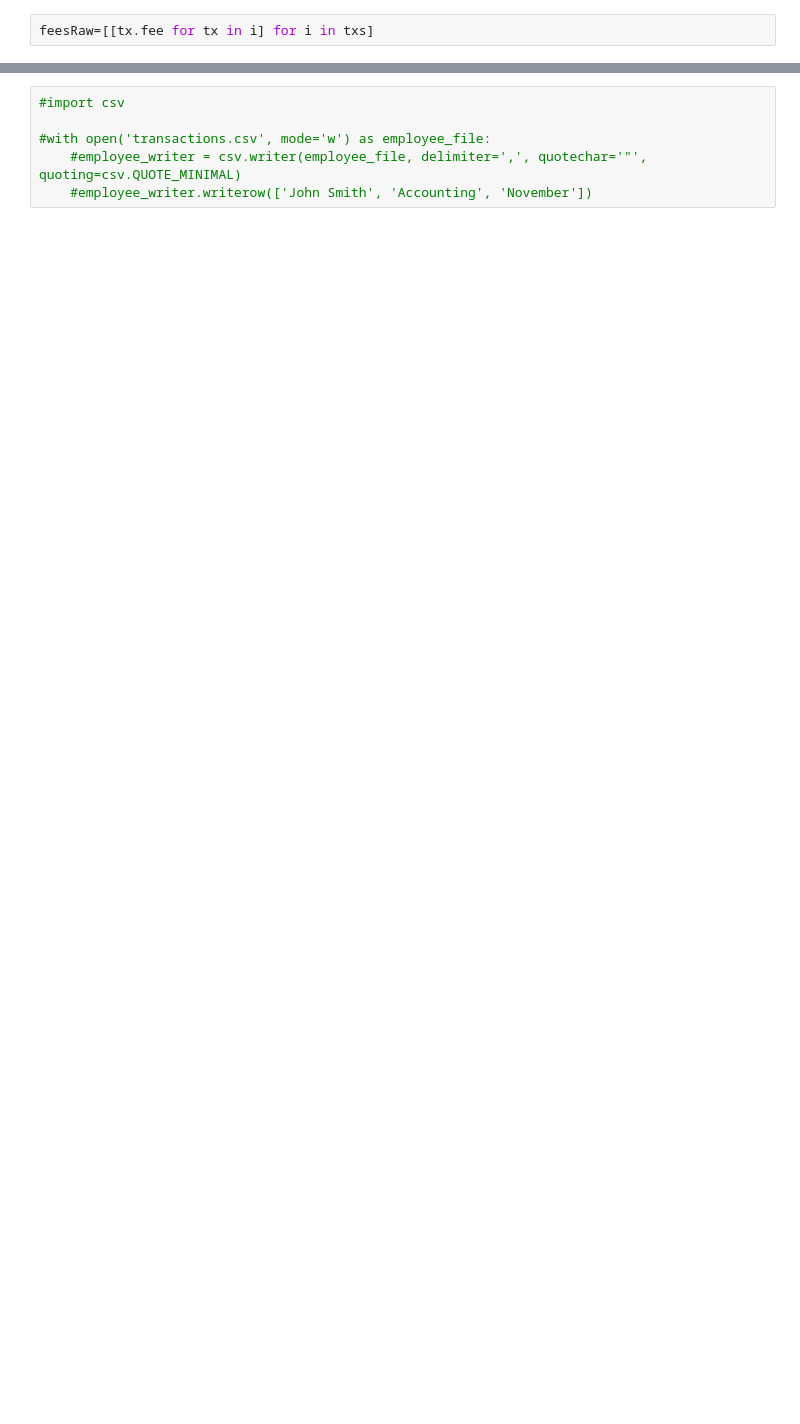
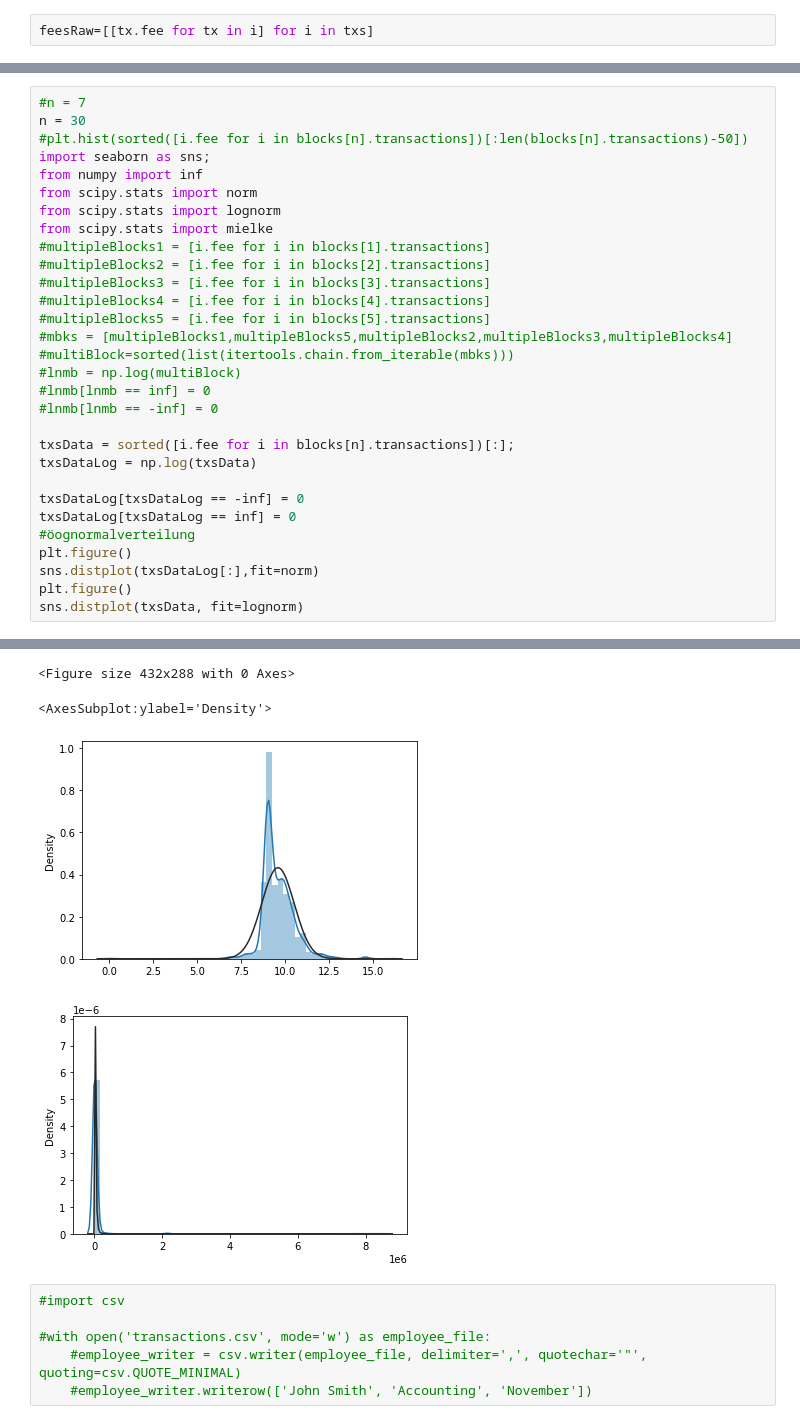
Before and after one commit to tendermonster/pblv2021, a Jupyter notebook: blockchainData.ipynb, the cells around one changed output, grey strips where cells are left out. Saved outputs shown, nothing was run; the diff lists cells and outputs as text; blank space fills up the shorter version.

```diff
--- a/blockchainData.ipynb
+++ b/blockchainData.ipynb
@@ -41,0 +118,31 @@ np.median([np.median(fees) for fees in feesRaw])
+# %%
+#n = 7
+n = 30
+#plt.hist(sorted([i.fee for i in blocks[n].transactions])[:len(blocks[n].transactions)-50])
+import seaborn as sns;
+from numpy import inf
+from scipy.stats import norm
+from scipy.stats import lognorm
+from scipy.stats import mielke
+#multipleBlocks1 = [i.fee for i in blocks[1].transactions]
+#multipleBlocks2 = [i.fee for i in blocks[2].transactions]
+#multipleBlocks3 = [i.fee for i in blocks[3].transactions]
+#multipleBlocks4 = [i.fee for i in blocks[4].transactions]
+#multipleBlocks5 = [i.fee for i in blocks[5].transactions]
+#mbks = [multipleBlocks1,multipleBlocks5,multipleBlocks2,multipleBlocks3,multipleBlocks4]
+#multiBlock=sorted(list(itertools.chain.from_iterable(mbks)))
+#lnmb = np.log(multiBlock)
+#lnmb[lnmb == inf] = 0
+#lnmb[lnmb == -inf] = 0
+
+txsData = sorted([i.fee for i in blocks[n].transactions])[:];
+txsDataLog = np.log(txsData)
+
+txsDataLog[txsDataLog == -inf] = 0
+txsDataLog[txsDataLog == inf] = 0
+#öognormalverteilung
+plt.figure()
+sns.distplot(txsDataLog[:],fit=norm)
+plt.figure()
+sns.distplot(txsData, fit=lognorm)
+# %% [output]
@@ -42,3 +151,7 @@ np.median([np.median(fees) for fees in feesRaw])
+<Figure size 432x288 with 0 Axes>
+<AxesSubplot:ylabel='Density'>
+[figure, added]
+[figure, added]
 # %%
 #import csv
 
```
Also changed, not shown: parts of 26 cells of this notebook, 3 other files.
